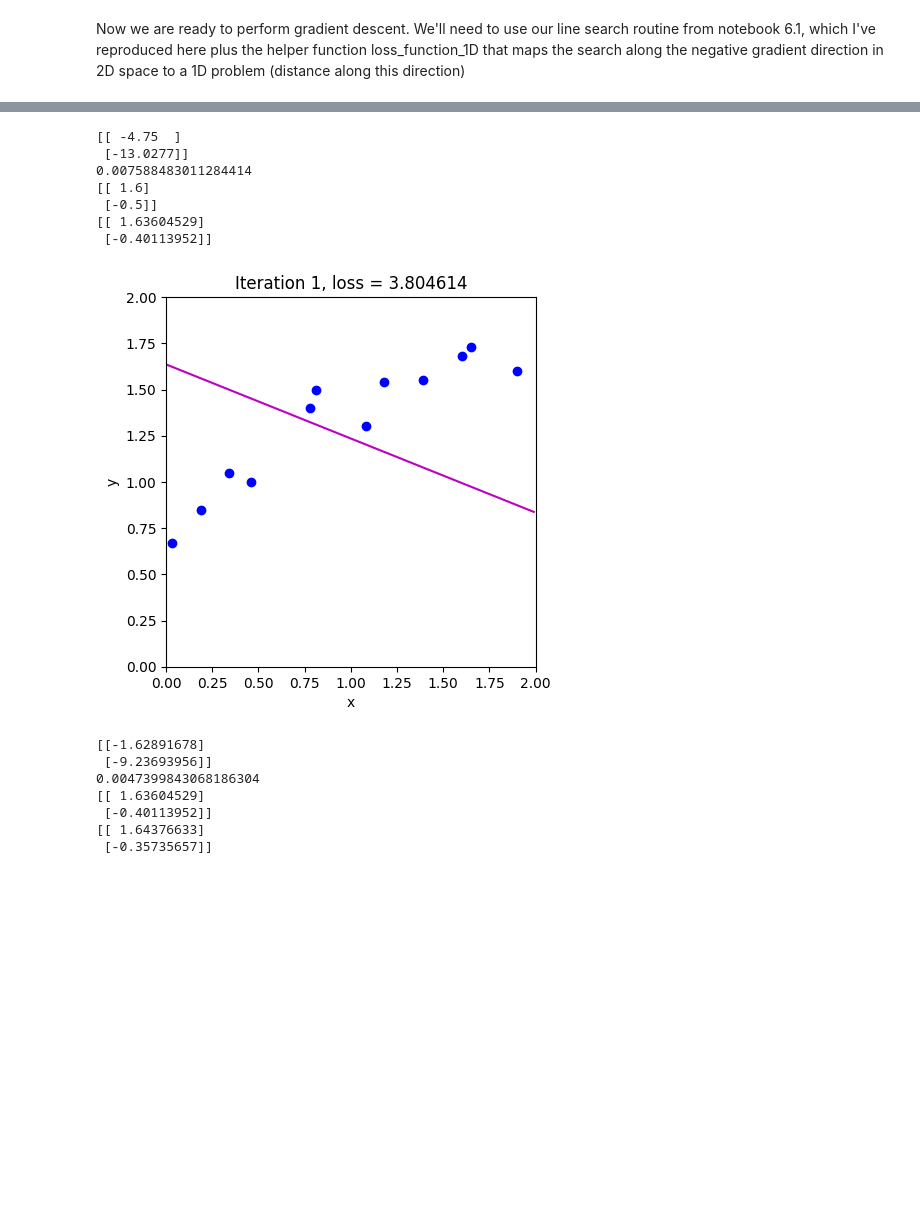
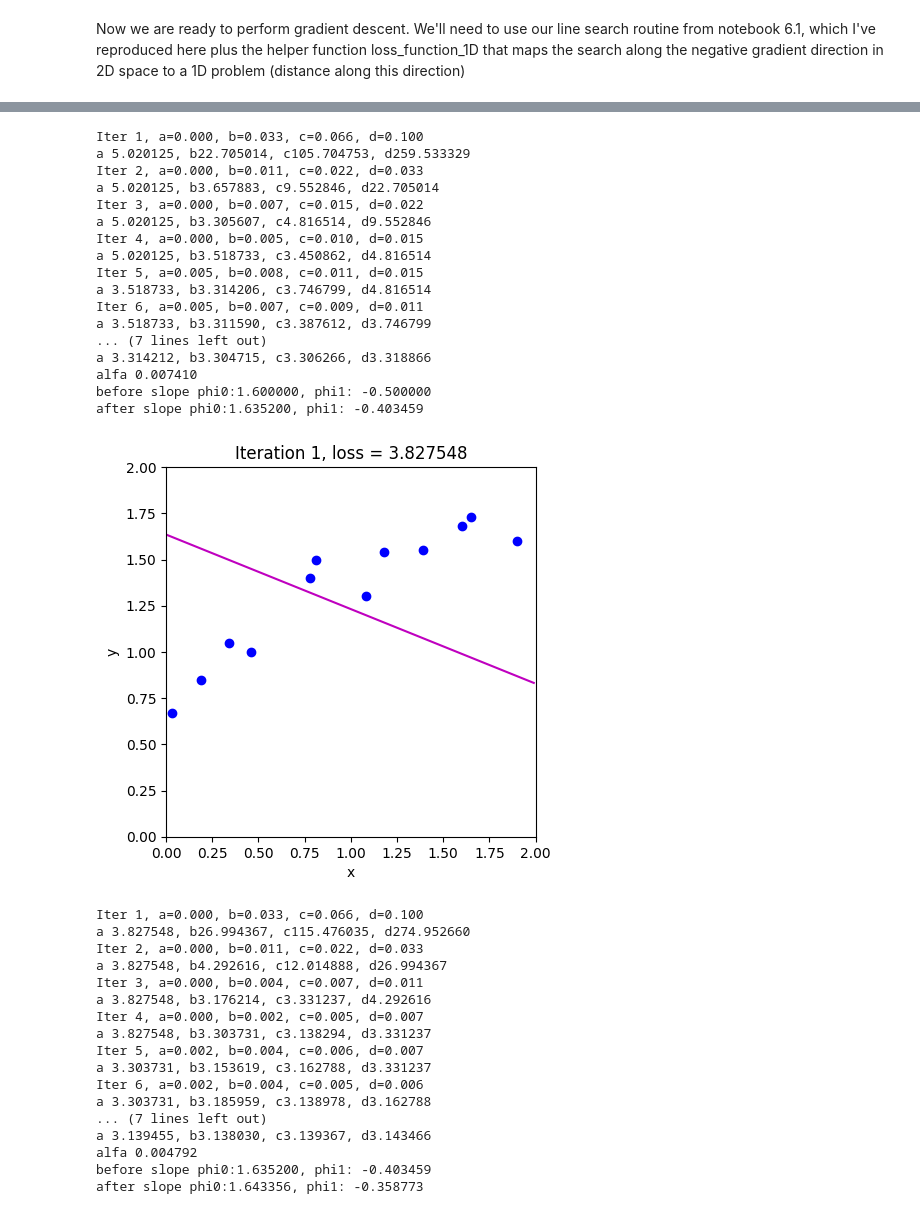
Before and after one commit to Machmurka/UnderstandingDeepLearning, a Jupyter notebook: Chapter6/6_2_Gradient_Descent.ipynb, the cells around one changed output, grey strips where cells are left out. Saved outputs shown, nothing was run; the diff lists cells and outputs as text; code cells hidden in the pictures; blank space fills up the shorter version.

```diff
--- a/Chapter6/6_2_Gradient_Descent.ipynb
+++ b/Chapter6/6_2_Gradient_Descent.ipynb
@@ -149,7 +149,7 @@ def loss_function_1D(dist_prop, data, model, phi_start, search_direction):
   # Return the loss after moving this far
   return compute_loss(data[0,:], data[1,:], model, phi_start+ search_direction * dist_prop)
 
-def line_search(data, model, phi, gradient, thresh=.00001, max_dist = 0.1, max_iter = 15, verbose=False):
+def line_search(data, model, phi, gradient, thresh=.00001, max_dist = 0.1, max_iter = 10, verbose=False):
     # Initialize four points along the range we are going to search
     a = 0
     b = 0.33 * max_dist
@@ -172,12 +172,15 @@ def line_search(data, model, phi, gradient, thresh=.00001, max_dist = 0.1, max_i
           print('a %f, b%f, c%f, d%f'%(lossa,lossb,lossc,lossd))
 
         # Rule #1 If point A is less than points B, C, and D then halve points B,C, and D
-        if np.argmin((lossa,lossb,lossc,lossd))==0:
-          b = b/2
-          c = c/2
-          d = d/2
-          continue;
-
+        # if np.argmin((lossa,lossb,lossc,lossd))==0:
+        #   b = b/2
+        #   c = c/2
+        #   d = d/2
+        #   continue;
+        if (lossa<lossb and lossa<lossc and lossa<lossd):
+          b/=2
+          c/=2
+          d/=2
         # Rule #2 If point b is less than point c then
         #                     point d becomes point c, and
         #                     point b becomes 1/3 between a and new d
@@ -205,50 +208,71 @@ def gradient_descent_step(phi, data,  model,gradient):
   derivative=compute_gradient(data[0],data[1],phi)
 
   # 2. Find the best step size alpha using line search function (above) -- use negative gradient as going downhill
-  alfa=line_search(data,model,phi,-gradient)
+  alfa=line_search(data,model,phi,-gradient,-1,verbose=True)
+  print('alfa %f'%(alfa))
+  # 3. Update the parameters phi based on the gradient and the step size alpha.
+  print('before slope phi0:%f, phi1: %f'%(phi[0],phi[1]))
+  phi=phi-alfa*derivative
+  print('after slope phi0:%f, phi1: %f'%(phi[0],phi[1]))
 
-  # 3. Update the parameters phi based on the gradient and the step size alpha.
-  print(phi)
-  phi=phi-alfa*derivative
-  print(phi)
   return phi
 # %%
 # Initialize the parameters and draw the model
-n_steps = 20
+n_steps = 30
 phi_all = np.zeros((2,n_steps+1))
 phi_all[0,0] = 1.6
 phi_all[1,0] = -0.5
 
 # Measure loss and draw initial model
 loss =  compute_loss(data[0,:], data[1,:], model, phi_all[:,0:1])
 draw_model(data,model,phi_all[:,0:1], "Initial parameters, Loss = %f"%(loss))
 
 # Repeatedly take gradient descent steps
 for c_step in range (n_steps):
   # Do gradient descent step
   phi_all[:,c_step+1:c_step+2] = gradient_descent_step(phi_all[:,c_step:c_step+1],data, model,gradient)
   # print(phi_all[:,c_step+1:c_step+2])
   # Measure loss and draw model
   loss =  compute_loss(data[0,:], data[1,:], model, phi_all[:,c_step+1:c_step+2])
   draw_model(data,model,phi_all[:,c_step+1], "Iteration %d, loss = %f"%(c_step+1,loss))
 
 # Draw the trajectory on the loss function
 draw_loss_function(compute_loss, data, model,phi_all)
 # %% [output]
 [figure]
-[[ -4.75  ]
- [-13.0277]]
-0.007588483011284414
-[[ 1.6]
- [-0.5]]
-[[ 1.63604529]
- [-0.40113952]]
+Iter 1, a=0.000, b=0.033, c=0.066, d=0.100
+a 5.020125, b22.705014, c105.704753, d259.533329
+Iter 2, a=0.000, b=0.011, c=0.022, d=0.033
+a 5.020125, b3.657883, c9.552846, d22.705014
+Iter 3, a=0.000, b=0.007, c=0.015, d=0.022
+a 5.020125, b3.305607, c4.816514, d9.552846
+Iter 4, a=0.000, b=0.005, c=0.010, d=0.015
+a 5.020125, b3.518733, c3.450862, d4.816514
+Iter 5, a=0.005, b=0.008, c=0.011, d=0.015
+a 3.518733, b3.314206, c3.746799, d4.816514
+Iter 6, a=0.005, b=0.007, c=0.009, d=0.011
+a 3.518733, b3.311590, c3.387612, d3.746799
+... (7 lines left out)
+a 3.314212, b3.304715, c3.306266, d3.318866
+alfa 0.007410
+before slope phi0:1.600000, phi1: -0.500000
+after slope phi0:1.635200, phi1: -0.403459
-[figure, old version]
+[figure, new version]
-[[-1.62891678]
- [-9.23693956]]
-0.0047399843068186304
-[[ 1.63604529]
- [-0.40113952]]
-[[ 1.64376633]
- [-0.35735657]]
+Iter 1, a=0.000, b=0.033, c=0.066, d=0.100
+a 3.827548, b26.994367, c115.476035, d274.952660
+Iter 2, a=0.000, b=0.011, c=0.022, d=0.033
+a 3.827548, b4.292616, c12.014888, d26.994367
+Iter 3, a=0.000, b=0.004, c=0.007, d=0.011
+a 3.827548, b3.176214, c3.331237, d4.292616
+Iter 4, a=0.000, b=0.002, c=0.005, d=0.007
+a 3.827548, b3.303731, c3.138294, d3.331237
+Iter 5, a=0.002, b=0.004, c=0.006, d=0.007
+a 3.303731, b3.153619, c3.162788, d3.331237
+Iter 6, a=0.002, b=0.004, c=0.005, d=0.006
+a 3.303731, b3.185959, c3.138978, d3.162788
+... (7 lines left out)
+a 3.139455, b3.138030, c3.139367, d3.143466
+alfa 0.004792
+before slope phi0:1.635200, phi1: -0.403459
+after slope phi0:1.643356, phi1: -0.358773
 [figure]
```
Also changed, not shown: parts of 1 cell of this notebook.
